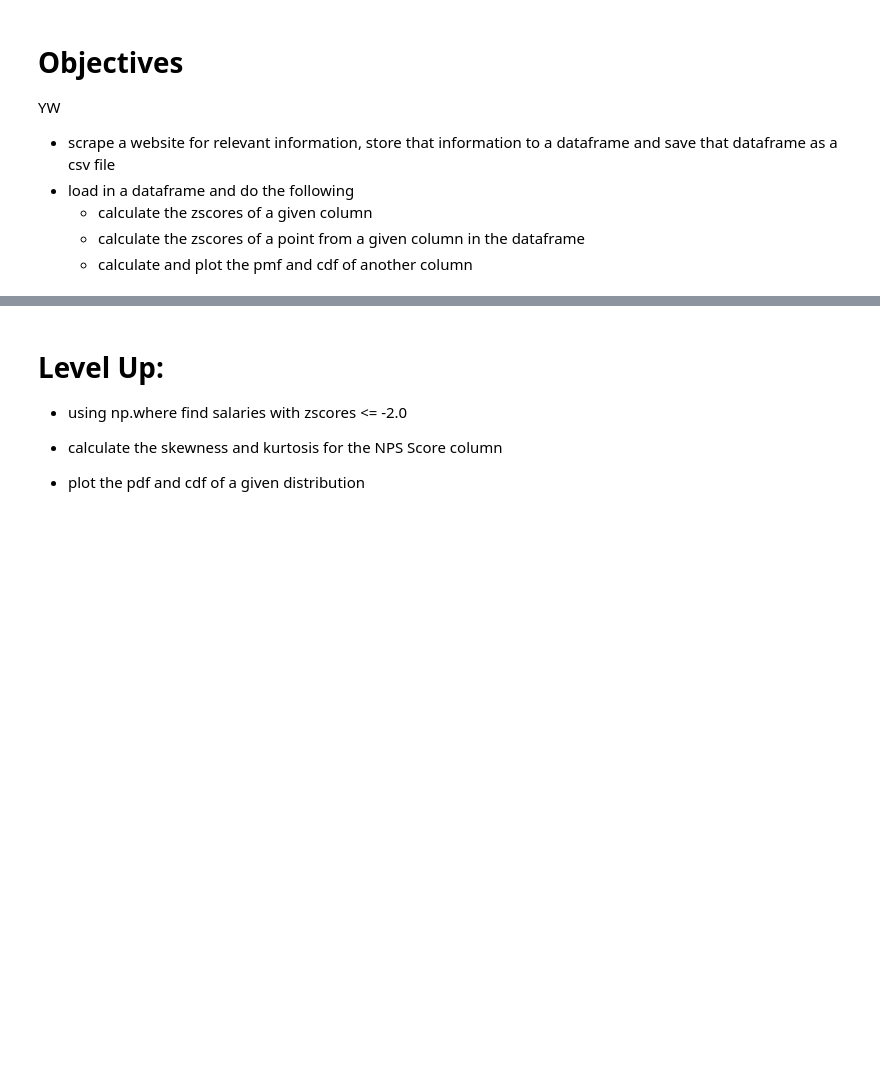
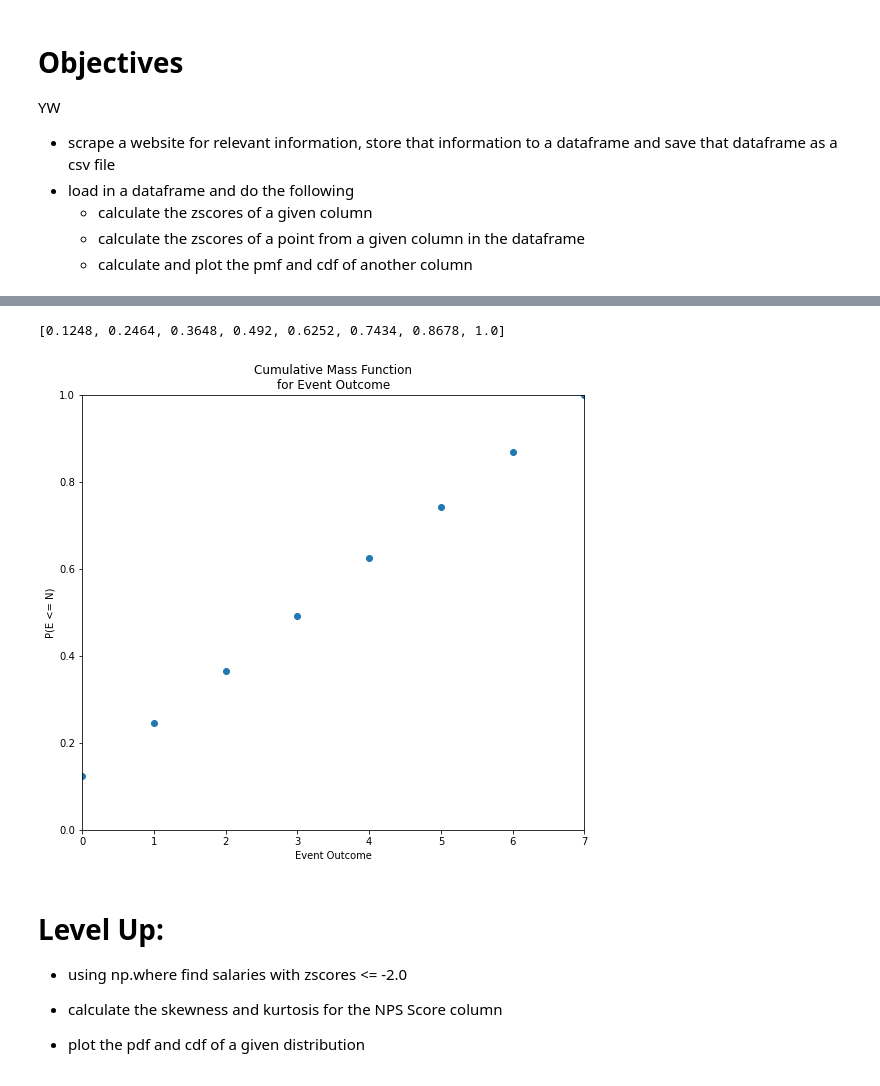
Before and after one commit to korinzumike/topic11-topic13-assessment, a Jupyter notebook: assessment.ipynb, the cells around one changed output, grey strips where cells are left out. Cells and saved outputs as stored; diff of their text form; code cells hidden in the pictures; blank space fills up the shorter version.

```diff
--- a/assessment.ipynb
+++ b/assessment.ipynb
@@ -86,6 +305,24 @@ plot the CDF of Event Outcomes as a scatter plot using the information above
 See image below for reference
 
 <img src="solutions/images/part5_cmf.png"/>
+# %%
+uvals_prob_cumul = [round(sum(uvals_prob[0:(i+1)]),6) for i in uvals_index]
+
+print(uvals_prob_cumul)
+
+
+fig = plt.figure(figsize=(9,8))
+ax = fig.add_subplot(111)
+plt.scatter(uvals_key, uvals_prob_cumul)
+plt.xlabel("Event Outcome")
+plt.ylabel("P(E <= N)")
+plt.xlim(left=0, right=7)
+plt.ylim(bottom=0, top=1)
+plt.title("Cumulative Mass Function" + "\n" + "for Event Outcome")
+plt.show()
+# %% [output]
+[0.1248, 0.2464, 0.3648, 0.492, 0.6252, 0.7434, 0.8678, 1.0]
+[figure, added]
 # %% [markdown]
 # Level Up:
 * using np.where find salaries with zscores <= -2.0
```
Also changed, not shown: parts of 20 cells of this notebook.
